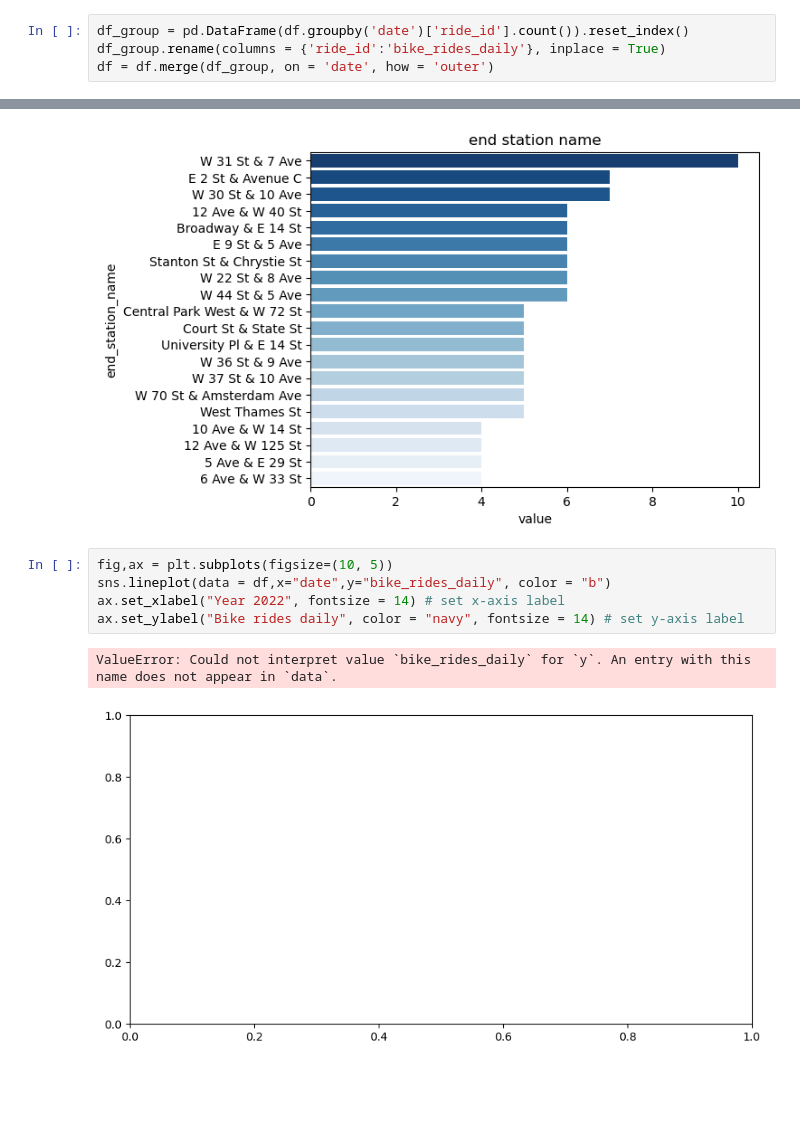
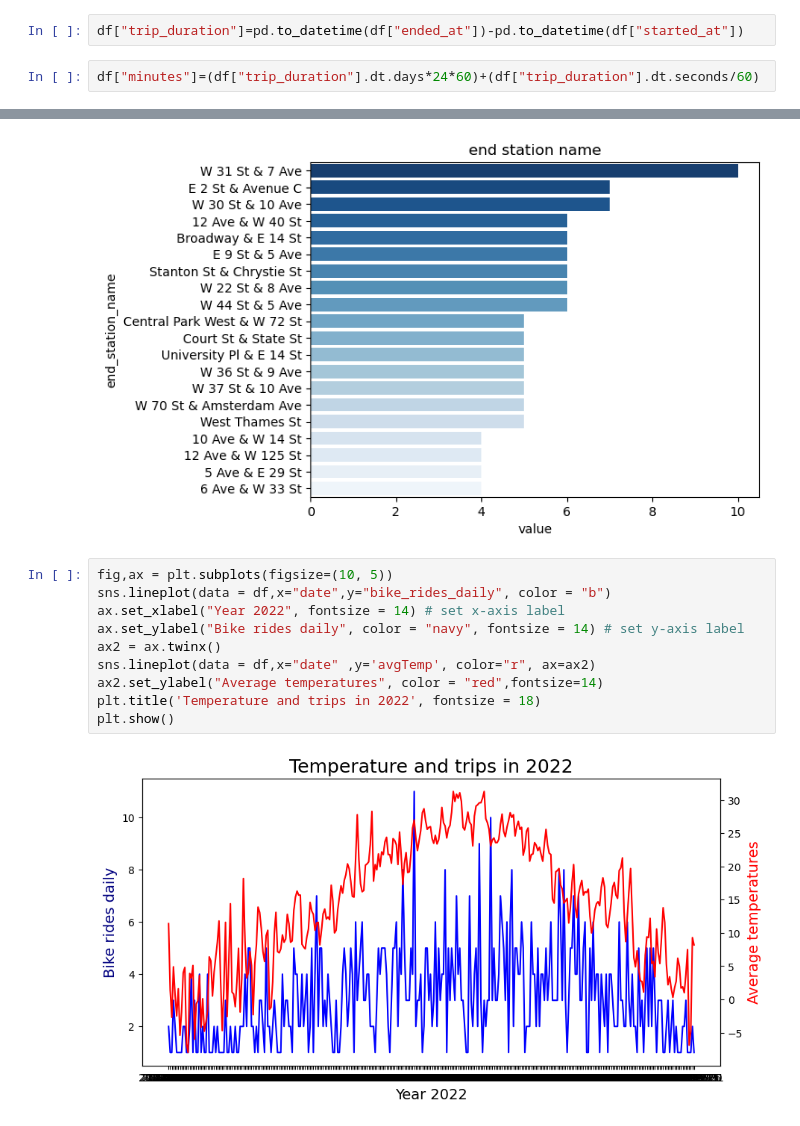
Before and after one commit to MaryP7/city_bikes, a Jupyter notebook: 2.4.ipynb, the cells around one changed output, grey strips where cells are left out. Saved outputs shown, nothing was run; the diff lists cells and outputs as text; blank space fills up the shorter version.

Commit message:
finished plots in 2.4

```diff
--- a/2.4.ipynb
+++ b/2.4.ipynb
@@ -23,7 +9,7 @@ df
-# %%
-df_group = pd.DataFrame(df.groupby('date')['ride_id'].count()).reset_index()
-df_group.rename(columns = {'ride_id':'bike_rides_daily'}, inplace = True)
-df = df.merge(df_group, on = 'date', how = 'outer')
+# %%
+df["trip_duration"]=pd.to_datetime(df["ended_at"])-pd.to_datetime(df["started_at"])
+# %%
+df["minutes"]=(df["trip_duration"].dt.days*24*60)+(df["trip_duration"].dt.seconds/60)
 # %%
 df
 # %% [output]
@@ -100,8 +86,12 @@ Passing `palette` without assigning `hue` is deprecated and will be removed in v
 # %%
 fig,ax = plt.subplots(figsize=(10, 5))
 sns.lineplot(data = df,x="date",y="bike_rides_daily", color = "b")
 ax.set_xlabel("Year 2022", fontsize = 14) # set x-axis label
 ax.set_ylabel("Bike rides daily", color = "navy", fontsize = 14) # set y-axis label
+ax2 = ax.twinx()
+sns.lineplot(data = df,x="date" ,y='avgTemp', color="r", ax=ax2)
+ax2.set_ylabel("Average temperatures", color = "red",fontsize=14)
+plt.title('Temperature and trips in 2022', fontsize = 18)
+plt.show()
 # %% [output]
-ValueError: Could not interpret value `bike_rides_daily` for `y`. An entry with this name does not appear in `data`.
-[figure, old version]
+[figure, new version]
```
Also changed, not shown: parts of 21 cells of this notebook.
